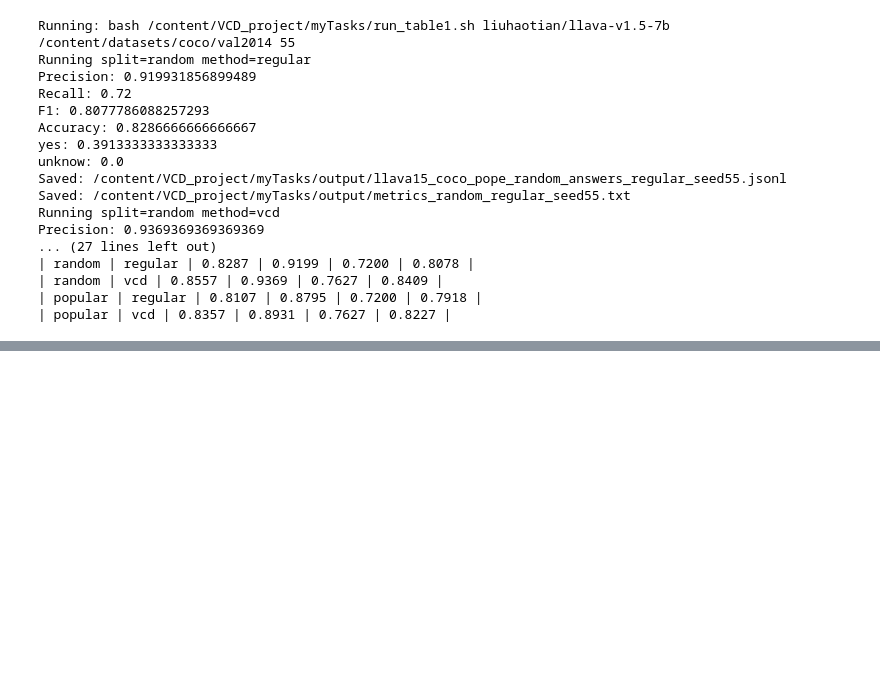
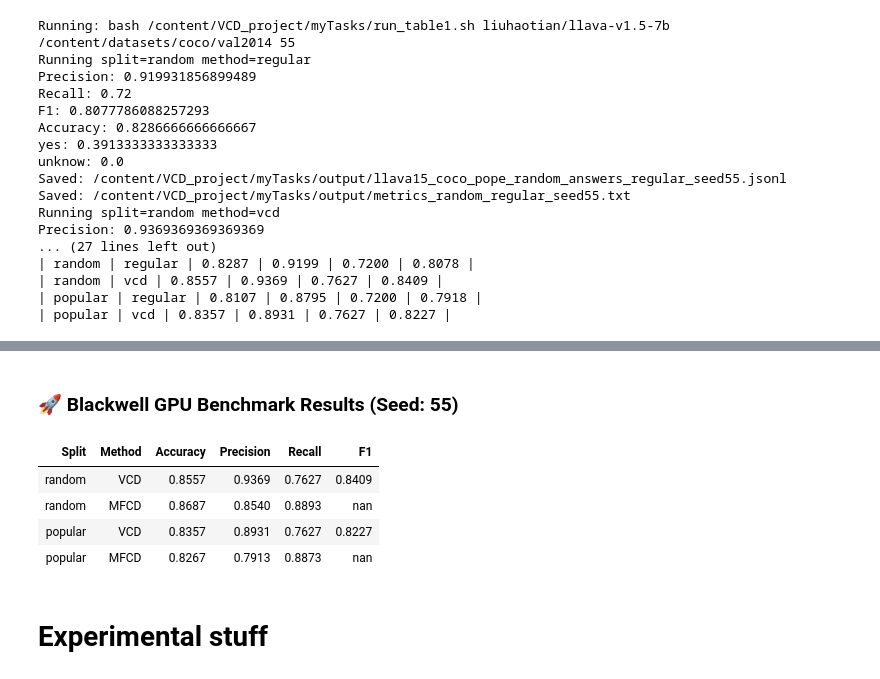
Before and after one commit to maxheef/ECE209_Project1, a Jupyter notebook: myTasks/taskB.ipynb, the cells around one changed output, grey strips where cells are left out. Saved outputs shown, nothing was run; the diff lists cells and outputs as text; code cells hidden in the pictures; blank space fills up the shorter version.

```diff
--- a/myTasks/taskB.ipynb
+++ b/myTasks/taskB.ipynb
@@ -425,0 +537,71 @@ print(f"| popular | MFCD | {mfcd_popular['accuracy']:.4f} | {mfcd_popular['preci
+# %%
+import json
+import re
+import pandas as pd
+from pathlib import Path
+from IPython.display import display, Markdown
+
+# --- Config ---
+P1 = '/content/VCD_project/myTasks'
+SEED = 55
+out_dir = Path(f'{P1}/output')
+
+def parse_metrics_txt(path: Path):
+    if not path.exists(): return None
+    text = path.read_text()
+    def g(name):
+        m = re.search(rf"^{name}:\s*([0-9.]+)", text, re.MULTILINE)
+        return float(m.group(1)) if m else float('nan')
+    return {'Accuracy': g('Accuracy'), 'Precision': g('Precision'), 'Recall': g('Recall'), 'F1': g('F1')}
+
+def parse_metrics_json(path: Path):
+    if not path.exists(): return None
+    data = json.loads(path.read_text())
+    return {
+        'Accuracy': float(data.get('accuracy', float('nan'))),
+        'Precision': float(data.get('precision', float('nan'))),
+        'Recall': float(data.get('recall', float('nan'))),
+        'F1': float(data.get('f1', float('nan')))
+    }
+
+# --- Data Collection ---
+results = []
+configs = [
+    ('random', 'VCD', out_dir / f'metrics_random_vcd_seed{SEED}.txt', parse_metrics_txt),
+    ('random', 'MFCD', out_dir / 'mfcd_random.json', parse_metrics_json),
+    ('popular', 'VCD', out_dir / f'metrics_popular_vcd_seed{SEED}.txt', parse_metrics_txt),
+    ('popular', 'MFCD', out_dir / 'mfcd_popular.json', parse_metrics_json),
+]
+
+for split, method, path, parser in configs:
+    metrics = parser(path)
+    if metrics:
+        row = {'Split': split, 'Method': method}
+        row.update(metrics)
+        results.append(row)
+
+# --- Display Logic ---
+if results:
+    df = pd.DataFrame(results)
+
+    # Apply styling: 4 decimal places and highlight the best F1 per split
+    styled_df = df.style.format({
+        'Accuracy': '{:.4f}',
+        'Precision': '{:.4f}',
+        'Recall': '{:.4f}',
+        'F1': '{:.4f}'
+    }).hide(axis='index')
+
+    display(Markdown(f"### 🚀 Blackwell GPU Benchmark Results (Seed: {SEED})"))
+    display(styled_df)
+else:
+    print("⚠️ No result files found in output directory. Check if the drivers finished running.")
+# %% [output]
+### 🚀 Blackwell GPU Benchmark Results (Seed: 55)
+| Split | Method | Accuracy | Precision | Recall | F1 |
+| random | VCD | 0.8557 | 0.9369 | 0.7627 | 0.8409 |
+| random | MFCD | 0.8687 | 0.8540 | 0.8893 | nan |
+| popular | VCD | 0.8357 | 0.8931 | 0.7627 | 0.8227 |
+| popular | MFCD | 0.8267 | 0.7913 | 0.8873 | nan |
+# %% [markdown]
+# Experimental stuff
```
Also changed, not shown: parts of 6 cells of this notebook.
